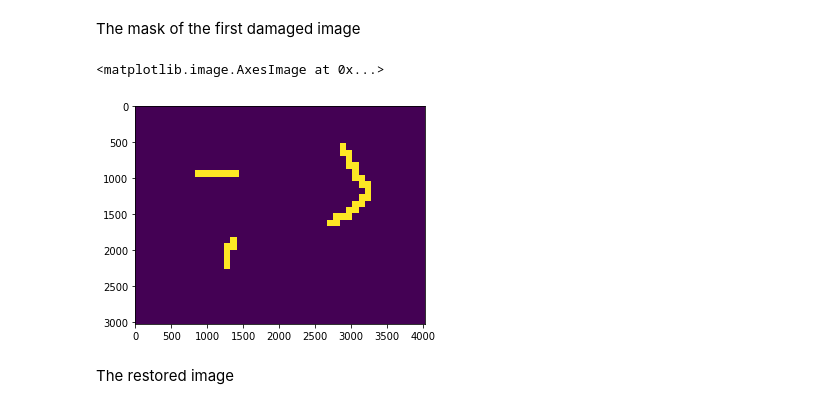
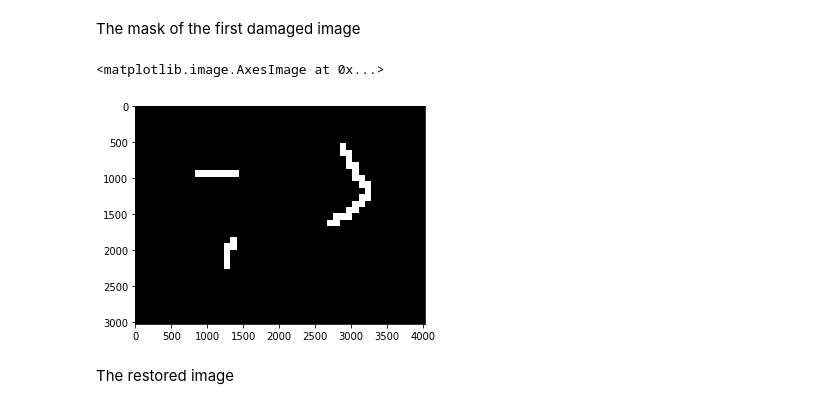
Before and after one commit to uol-mediaprocessing-201920/group-projects-image-restauration, a Jupyter notebook: main.ipynb, the cells around one changed output. Cells and saved outputs as stored; diff of their text form; code cells hidden in the pictures.

```diff
--- a/main.ipynb
+++ b/main.ipynb
@@ -90,10 +90,10 @@ The mask of the first damaged image
 # %%
 mask1 = imread_mask("sample01-mask.jpg")
 
-plt.imshow(mask1)
+plt.imshow(mask1, cmap='gray')
 # %% [output]
 <matplotlib.image.AxesImage at 0x...>
-[figure, old version]
+[figure, new version]
 # %% [markdown]
 The restored image
 # %%
```
Also changed, not shown: parts of 2 cells of this notebook.
